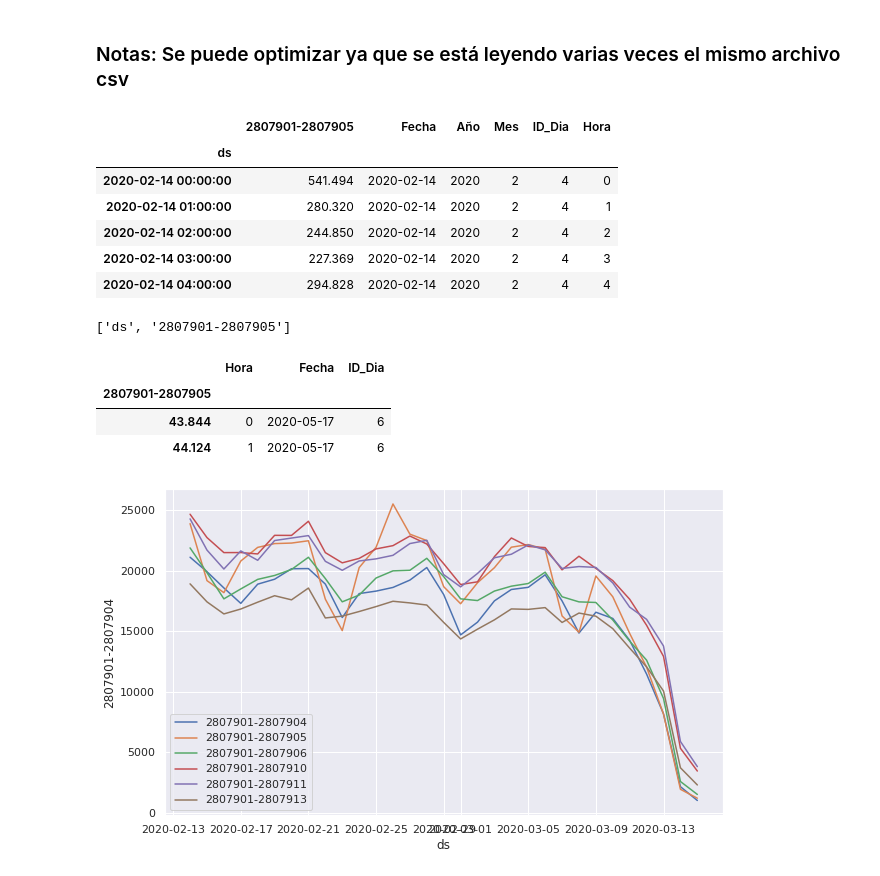
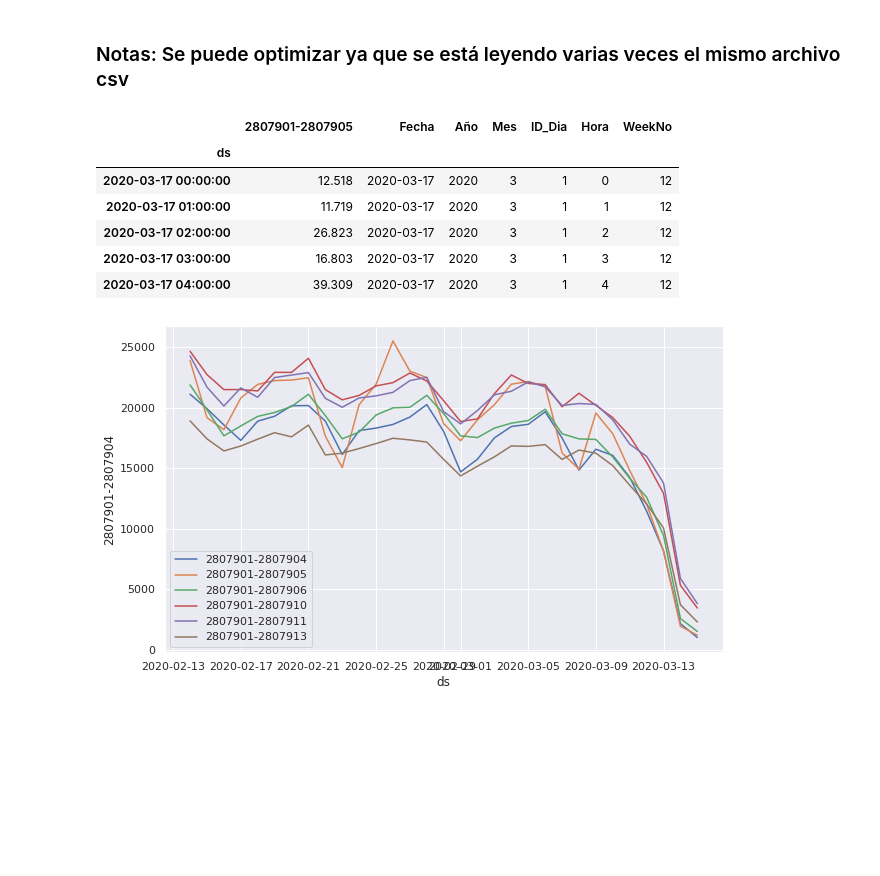
Before and after one commit to Jhonvalencia77/3er_avance, a Jupyter notebook: Patrones2_Trayectos_Diarios.ipynb, the cells around one changed output. Saved outputs shown, nothing was run; the diff lists cells and outputs as text; code cells hidden in the pictures; blank space fills up the shorter version.

```diff
--- a/Patrones2_Trayectos_Diarios.ipynb
+++ b/Patrones2_Trayectos_Diarios.ipynb
@@ -95,30 +95,32 @@ def df_origen(origen,destino):
     df_Final['Mes'] = df_Final.index.month
     df_Final['ID_Dia'] = df_Final.index.dayofweek
     df_Final['Hora'] = df_Final.index.hour
+    df_Final['WeekNo'] = df_Final.index.isocalendar().week
 
     df2_Final['Fecha'] = df2_Final.index.date
     df2_Final['Año'] = df2_Final.index.year
     df2_Final['Mes'] = df2_Final.index.month
     df2_Final['ID_Dia'] = df2_Final.index.dayofweek
     df2_Final['Hora'] = df2_Final.index.hour
+    df2_Final['WeekNo'] = df2_Final.index.isocalendar().week
 
     return df, lista, df_Dia, main_lines, df_main_lines, df2, df2_Dia, main_lines2, df_main_lines2, df_Final,df2_Final,listaDst
 # %%
 origen = "2807901"
 destino = "2807905"
 df,lista, df_Dia, main_lines, df_main_lines, df2, df2_Dia, main_lines2, df_main_lines2,df_Final,df2_Final,listaDst = df_origen(origen,destino)
 df_main_lines.head(5)
 df_main_lines2.head(5)
 df_Final.head(5)
-#df2_Final.head(5)
+df2_Final.head(5)
 # %% [output]
-|  | 2807901-2807905 | Fecha | Año | Mes | ID_Dia | Hora |
-| ds |  |  |  |  |  |  |
-| 2020-02-14 00:00:00 | 541.494 | 2020-02-14 | 2020 | 2 | 4 | 0 |
-| 2020-02-14 01:00:00 | 280.320 | 2020-02-14 | 2020 | 2 | 4 | 1 |
-| 2020-02-14 02:00:00 | 244.850 | 2020-02-14 | 2020 | 2 | 4 | 2 |
-| 2020-02-14 03:00:00 | 227.369 | 2020-02-14 | 2020 | 2 | 4 | 3 |
-| 2020-02-14 04:00:00 | 294.828 | 2020-02-14 | 2020 | 2 | 4 | 4 |
+|  | 2807901-2807905 | Fecha | Año | Mes | ID_Dia | Hora | WeekNo |
+| ds |  |  |  |  |  |  |  |
+| 2020-03-17 00:00:00 | 12.518 | 2020-03-17 | 2020 | 3 | 1 | 0 | 12 |
+| 2020-03-17 01:00:00 | 11.719 | 2020-03-17 | 2020 | 3 | 1 | 1 | 12 |
+| 2020-03-17 02:00:00 | 26.823 | 2020-03-17 | 2020 | 3 | 1 | 2 | 12 |
+| 2020-03-17 03:00:00 | 16.803 | 2020-03-17 | 2020 | 3 | 1 | 3 | 12 |
+| 2020-03-17 04:00:00 | 39.309 | 2020-03-17 | 2020 | 3 | 1 | 4 | 12 |
 # %%
 #print(names_1)
 #print(lista)
@@ -130,9 +132,7 @@ data3=df2_Final.loc['2020-04-16':'2020-05-15']
 data4=df2_Final.loc['2020-05-16':'2020-05-31']
 #data4.tail(5)
 # %%
-print(listaDst)
+#print(listaDst)
-# %% [output]
-['ds', '2807901-2807905']
 # %%
 ##### Creamos tablas con cada uno de los principales trayectos
 lista_periodos=[1,2,3,4]
@@ -152,12 +173,7 @@ for periodo in lista_periodos:
 # %%
 #print(main_lines2)
 #df_4.head(5)
-filtrado_Data_Sunday_4.head(2)
+#filtrado_Data_Wednesday_3_1.tail(20)
-# %% [output]
-|  | Hora | Fecha | ID_Dia |
-| 2807901-2807905 |  |  |  |
-| 43.844 | 0 | 2020-05-17 | 6 |
-| 44.124 | 1 | 2020-05-17 | 6 |
 # %%
 sb.set(rc = {'figure.figsize':(10,6)})
 #for trayecto in lista:
```
Also changed, not shown: parts of 4 cells of this notebook.
